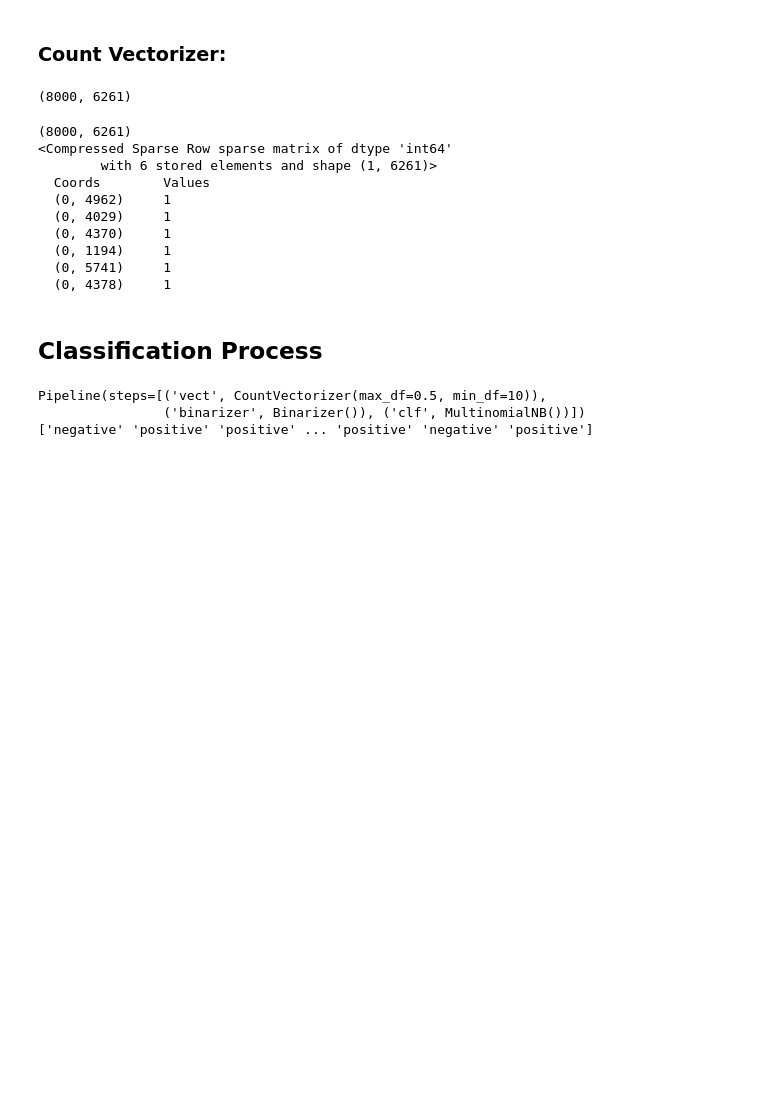
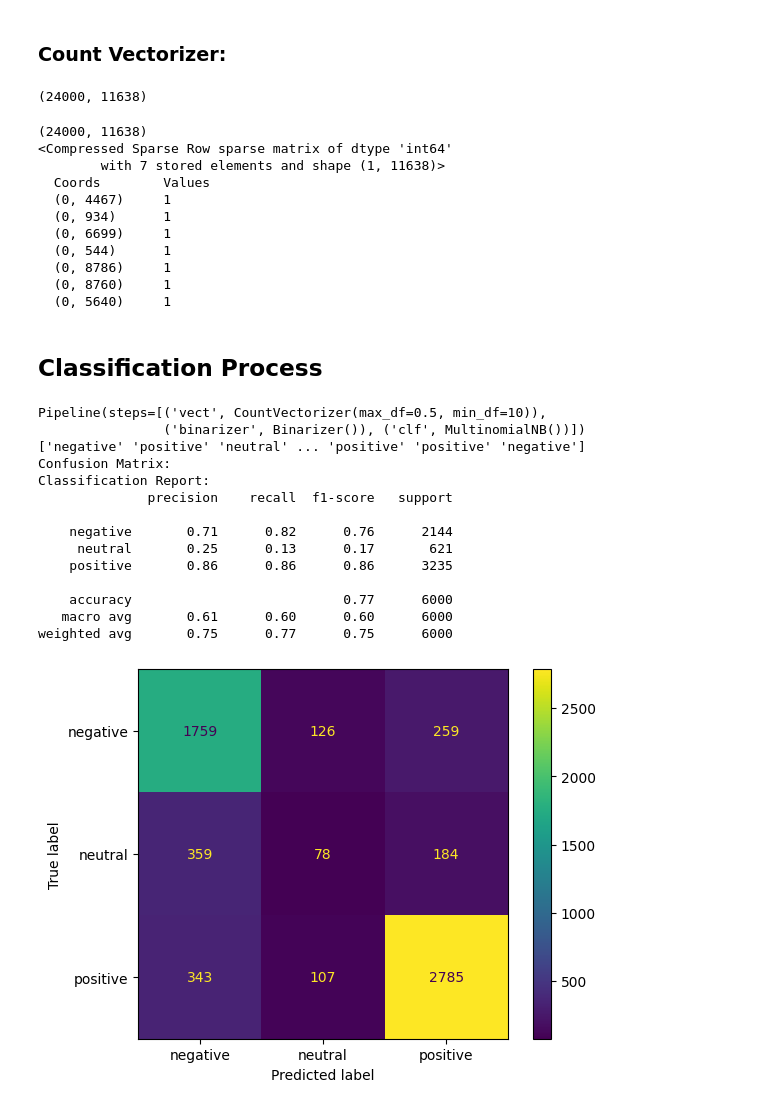
Before and after one commit to GriRonny/BSUD_Task_2, a Jupyter notebook: Sentiment_Analysis_ML.ipynb, the cells around one changed output. Drawn from its saved outputs; the diff is of its cells as text; code cells hidden in the pictures; blank space fills up the shorter version.

```diff
--- a/Sentiment_Analysis_ML.ipynb
+++ b/Sentiment_Analysis_ML.ipynb
@@ -13,6 +13,6 @@ def review_labeling(data):
 
     return df
 
-df_processed = review_labeling('Data/ML/reviews_ML_lightweight.csv')
+df_processed = review_labeling('Data/ML/NOT.csv')
 print(df_processed)
 # %% [output]
@@ -74,6 +66,9 @@ def preprocess_text(text):
         if not token.is_punct and not token.is_stop
     ]
 
+    # Apply negation marking
+    tokens = mark_negation(tokens)
+
     return ' '.join(tokens)
 
 tqdm.pandas(desc="Preprocessing Reviews")
@@ -137,7 +123,7 @@ print(train_features.shape)
 
 #print(train_features[:3])
 # %% [output]
-(8000, 6261)
+(24000, 11638)
 # %%
 from sklearn.preprocessing import Binarizer
 
@@ -146,33 +132,65 @@ train_bin = transformer.fit_transform(train_features)
 print(train_bin.shape)
 print(train_bin[0])
 # %% [output]
-(8000, 6261)
+(24000, 11638)
 <Compressed Sparse Row sparse matrix of dtype 'int64'
-        with 6 stored elements and shape (1, 6261)>
+        with 7 stored elements and shape (1, 11638)>
   Coords        Values
-  (0, 4962)     1
-  (0, 4029)     1
-  (0, 4370)     1
-  (0, 1194)     1
-  (0, 5741)     1
-  (0, 4378)     1
+  (0, 4467)     1
+  (0, 934)      1
+  (0, 6699)     1
+  (0, 544)      1
+  (0, 8786)     1
+  (0, 8760)     1
+  (0, 5640)     1
 # %% [markdown]
 ## Classification Process
 # %%
 from sklearn.naive_bayes import MultinomialNB
 from sklearn.pipeline import Pipeline
-from sklearn.preprocessing import Binarizer
+from sklearn.metrics import confusion_matrix, classification_report, ConfusionMatrixDisplay
 
 text_clf = Pipeline([('vect', CountVectorizer(min_df=10, max_df=0.5)),
                      ('binarizer', Binarizer()),
                      ('clf', MultinomialNB()) # Classificiation
                     ])
 
 text_clf.fit(train_data, train_target)
 print(text_clf)
 predicted = text_clf.predict(test_data)
 print(predicted)
+
+results = pd.DataFrame({
+    'Actual': test_target,
+    'Predicted': predicted
+})
+
+
+# Confusion Matrix
+conf_matrix = confusion_matrix(test_target, predicted)
+print("Confusion Matrix:")
+
+# Display Confusion Matrix
+disp = ConfusionMatrixDisplay(confusion_matrix=conf_matrix, display_labels=text_clf.classes_)
+disp.plot()
+
+# Classification Report
+report = classification_report(test_target, predicted, target_names=text_clf.classes_)
+print("Classification Report:")
+print(report)
 # %% [output]
 Pipeline(steps=[('vect', CountVectorizer(max_df=0.5, min_df=10)),
                 ('binarizer', Binarizer()), ('clf', MultinomialNB())])
-['negative' 'positive' 'positive' ... 'positive' 'negative' 'positive']
+['negative' 'positive' 'neutral' ... 'positive' 'positive' 'negative']
+Confusion Matrix:
+Classification Report:
+              precision    recall  f1-score   support
+
+    negative       0.71      0.82      0.76      2144
+     neutral       0.25      0.13      0.17       621
+    positive       0.86      0.86      0.86      3235
+
+    accuracy                           0.77      6000
+   macro avg       0.61      0.60      0.60      6000
+weighted avg       0.75      0.77      0.75      6000
+[figure, added]
```
Also changed, not shown: parts of 4 cells of this notebook, 12 other files.
